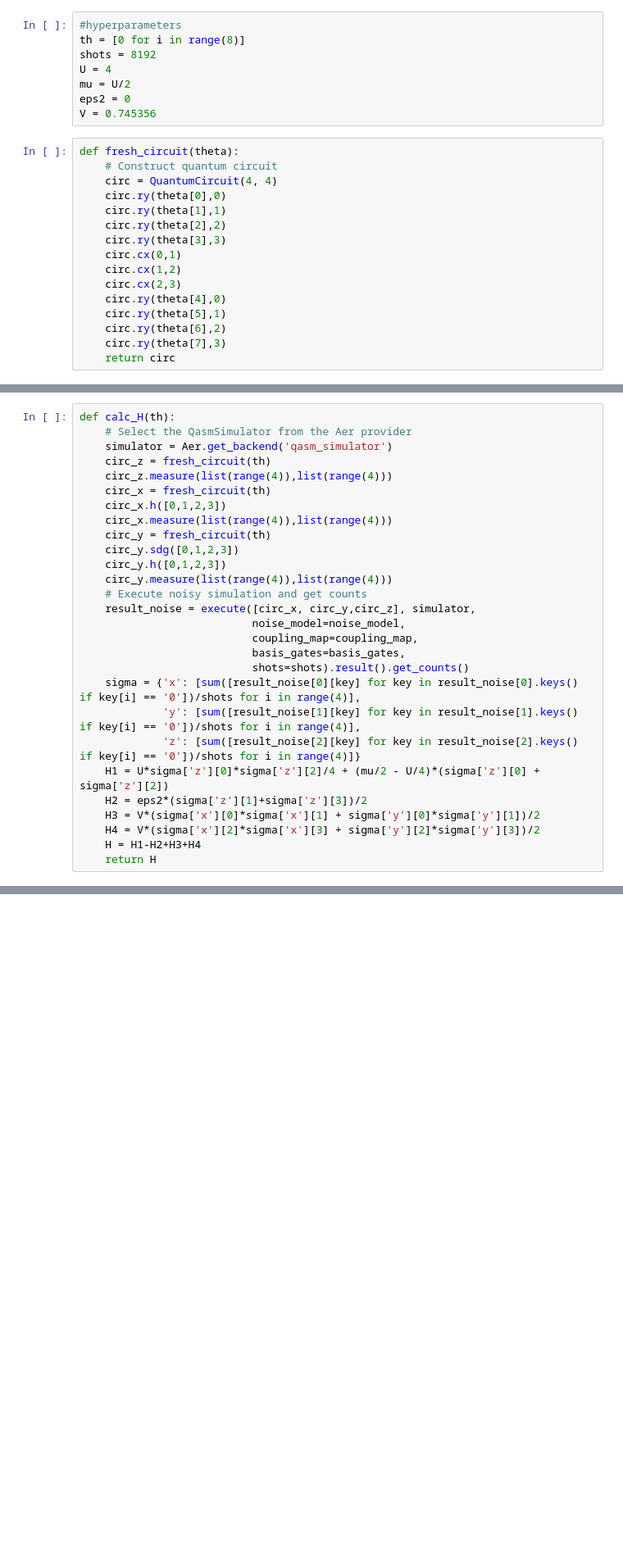
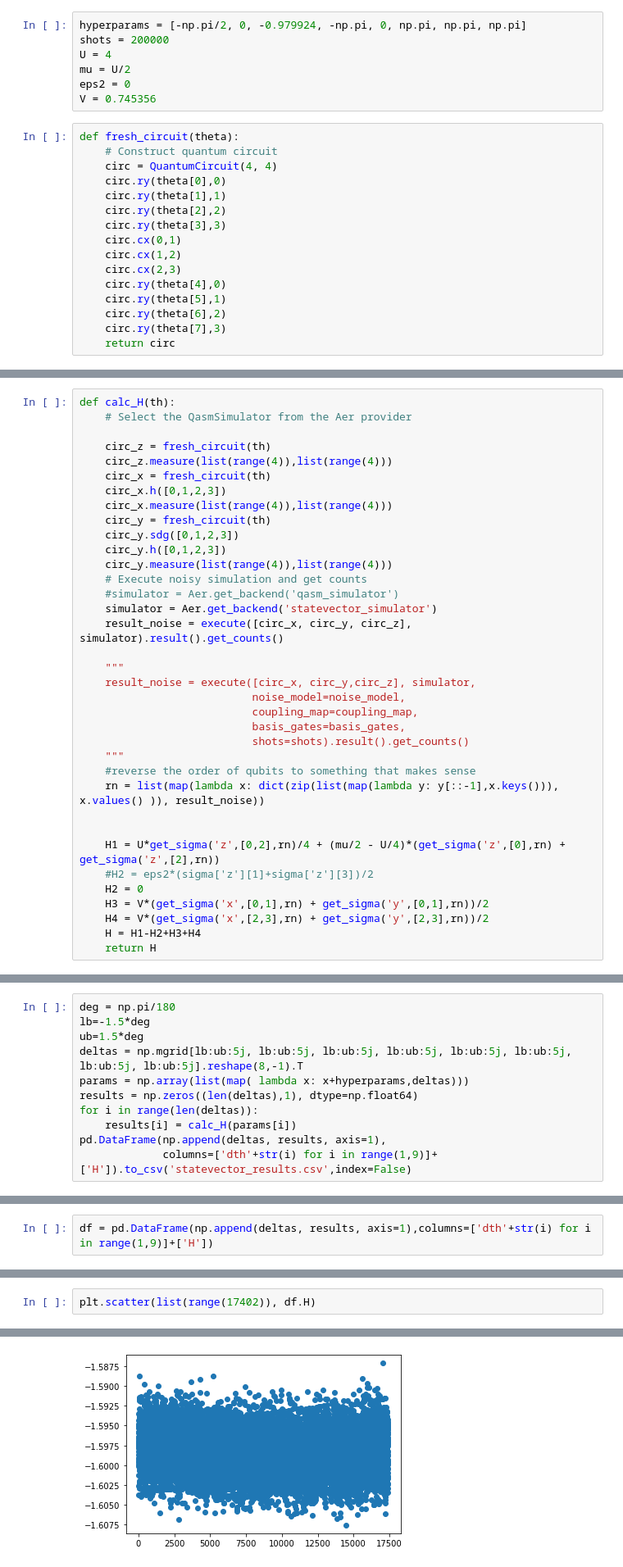
Before and after one commit to a-kapila/quantum-error, a Jupyter notebook: data_and_scripts/dmft_error/dmft_paper_error_simulator.ipynb, the cells around one changed output, grey strips where cells are left out. Shown at 82% size. Cells and saved outputs as stored; diff of their text form; blank space fills up the shorter version.

Commit message:
Week 8 Work, experiments on armonk and DMFT simulator

```diff
--- a/data_and_scripts/dmft_error/dmft_paper_error_simulator.ipynb
+++ b/data_and_scripts/dmft_error/dmft_paper_error_simulator.ipynb
@@ -16,7 +27,6 @@ basis_gates = noise_model.basis_gates
 # %%
-#hyperparameters
-th = [0 for i in range(8)]
-shots = 8192
+hyperparams = [-np.pi/2, 0, -0.979924, -np.pi, 0, np.pi, np.pi, np.pi]
+shots = 200000
 U = 4
 mu = U/2
 eps2 = 0
@@ -40,7 +77,7 @@ def fresh_circuit(theta):
 # %%
 def calc_H(th):
     # Select the QasmSimulator from the Aer provider
-    simulator = Aer.get_backend('qasm_simulator')
+
     circ_z = fresh_circuit(th)
     circ_z.measure(list(range(4)),list(range(4)))
     circ_x = fresh_circuit(th)
@@ -51,17 +88,25 @@ def calc_H(th):
     circ_y.h([0,1,2,3])
     circ_y.measure(list(range(4)),list(range(4)))
     # Execute noisy simulation and get counts
+    #simulator = Aer.get_backend('qasm_simulator')
+    simulator = Aer.get_backend('statevector_simulator')
+    result_noise = execute([circ_x, circ_y, circ_z], simulator).result().get_counts()
+
+    """
     result_noise = execute([circ_x, circ_y,circ_z], simulator,
                            noise_model=noise_model,
                            coupling_map=coupling_map,
                            basis_gates=basis_gates,
                            shots=shots).result().get_counts()
-    sigma = {'x': [sum([result_noise[0][key] for key in result_noise[0].keys() if key[i] == '0'])/shots for i in range(4)],
-             'y': [sum([result_noise[1][key] for key in result_noise[1].keys() if key[i] == '0'])/shots for i in range(4)],
-             'z': [sum([result_noise[2][key] for key in result_noise[2].keys() if key[i] == '0'])/shots for i in range(4)]}
-    H1 = U*sigma['z'][0]*sigma['z'][2]/4 + (mu/2 - U/4)*(sigma['z'][0] + sigma['z'][2])
-    H2 = eps2*(sigma['z'][1]+sigma['z'][3])/2
-    H3 = V*(sigma['x'][0]*sigma['x'][1] + sigma['y'][0]*sigma['y'][1])/2
-    H4 = V*(sigma['x'][2]*sigma['x'][3] + sigma['y'][2]*sigma['y'][3])/2
+    """
+    #reverse the order of qubits to something that makes sense
+    rn = list(map(lambda x: dict(zip(list(map(lambda y: y[::-1],x.keys())), x.values() )), result_noise))
+
+
+    H1 = U*get_sigma('z',[0,2],rn)/4 + (mu/2 - U/4)*(get_sigma('z',[0],rn) + get_sigma('z',[2],rn))
+    #H2 = eps2*(sigma['z'][1]+sigma['z'][3])/2
+    H2 = 0
+    H3 = V*(get_sigma('x',[0,1],rn) + get_sigma('y',[0,1],rn))/2
+    H4 = V*(get_sigma('x',[2,3],rn) + get_sigma('y',[2,3],rn))/2
     H = H1-H2+H3+H4
     return H
@@ -77,0 +113,11 @@ Text(0.5, 1.0, 'All other theta = 0')
+# %%
+deg = np.pi/180
+lb=-1.5*deg
+ub=1.5*deg
+deltas = np.mgrid[lb:ub:5j, lb:ub:5j, lb:ub:5j, lb:ub:5j, lb:ub:5j, lb:ub:5j, lb:ub:5j, lb:ub:5j].reshape(8,-1).T
+params = np.array(list(map( lambda x: x+hyperparams,deltas)))
+results = np.zeros((len(deltas),1), dtype=np.float64)
+for i in range(len(deltas)):
+    results[i] = calc_H(params[i])
+pd.DataFrame(np.append(deltas, results, axis=1),
+             columns=['dth'+str(i) for i in range(1,9)]+['H']).to_csv('statevector_results.csv',index=False)
@@ -77,0 +126,2 @@ Text(0.5, 1.0, 'All other theta = 0')
+# %%
+df = pd.DataFrame(np.append(deltas, results, axis=1),columns=['dth'+str(i) for i in range(1,9)]+['H'])
@@ -77,0 +144,3 @@ Text(0.5, 1.0, 'All other theta = 0')
+# %%
+plt.scatter(list(range(17402)), df.H)
+# %% [output]
@@ -77,0 +148 @@ Text(0.5, 1.0, 'All other theta = 0')
+[figure, added]
```
Also changed, not shown: parts of 11 cells of this notebook, 47 other files.
